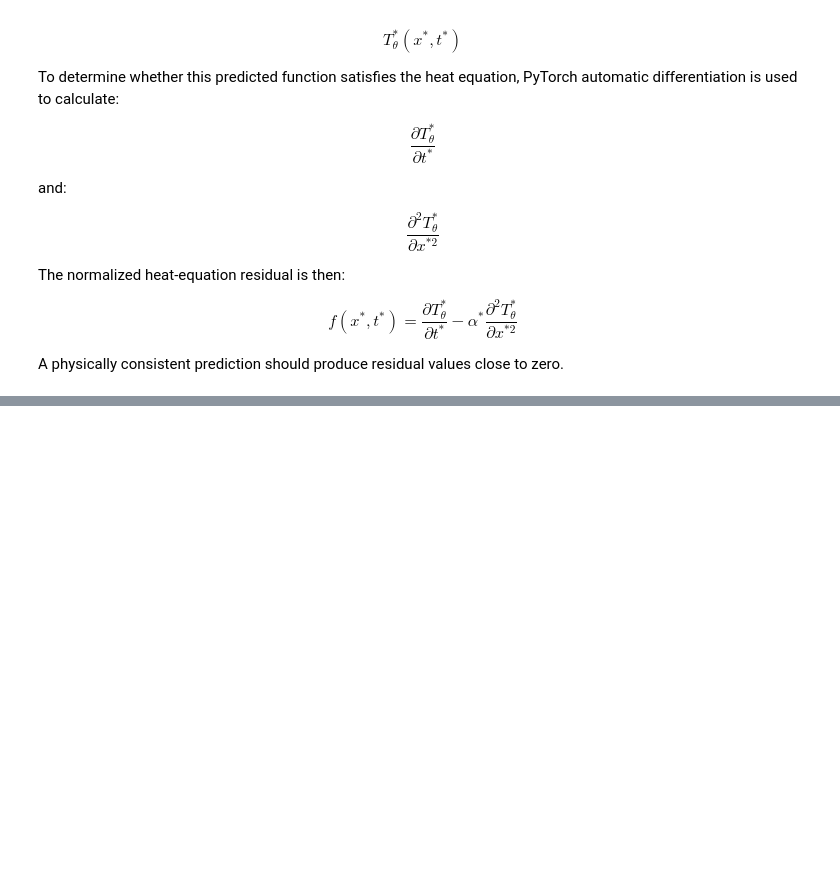
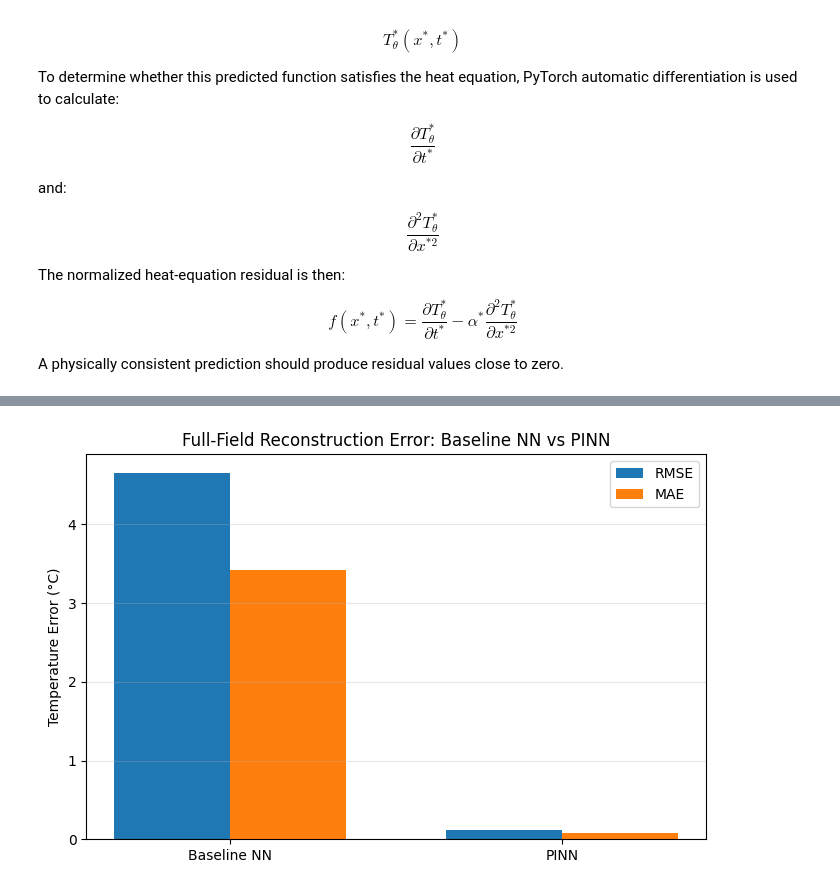
Before and after one commit to Rupesh1Khanal/physics-informed-thermal-digital-twin, a Jupyter notebook: notebooks/05_physics_informed_model.ipynb, the cells around one changed output, grey strips where cells are left out. Drawn from its saved outputs; the diff is of its cells as text; code cells hidden in the pictures; blank space fills up the shorter version.

```diff
--- a/notebooks/05_physics_informed_model.ipynb
+++ b/notebooks/05_physics_informed_model.ipynb
@@ -552,0 +1541,6 @@ NameError: name 'residual_test' is not defined
+# %%
+baseline_rmse = 4.6569
+baseline_mae = 3.4224
+
+pinn_rmse = 0.1163
+pinn_mae = 0.0838
@@ -552,0 +1570,58 @@ NameError: name 'residual_test' is not defined
+# %%
+models = [
+    "Baseline NN",
+    "PINN"
+]
+
+rmse_values = [
+    baseline_rmse,
+    pinn_rmse
+]
+
+mae_values = [
+    baseline_mae,
+    pinn_mae
+]
+
+x_positions = np.arange(
+    len(models)
+)
+
+width = 0.35
+
+plt.figure(figsize=(8, 5))
+
+plt.bar(
+    x_positions - width / 2,
+    rmse_values,
+    width,
+    label="RMSE"
+)
+
+plt.bar(
+    x_positions + width / 2,
+    mae_values,
+    width,
+    label="MAE"
+)
+
+plt.xticks(
+    x_positions,
+    models
+)
+
+plt.ylabel("Temperature Error (°C)")
+plt.title(
+    "Full-Field Reconstruction Error: "
+    "Baseline NN vs PINN"
+)
+
+plt.legend()
+plt.grid(
+    axis="y",
+    alpha=0.3
+)
+
+plt.show()
+# %% [output]
+[figure, added]
```
Also changed, not shown: parts of 52 cells of this notebook.
